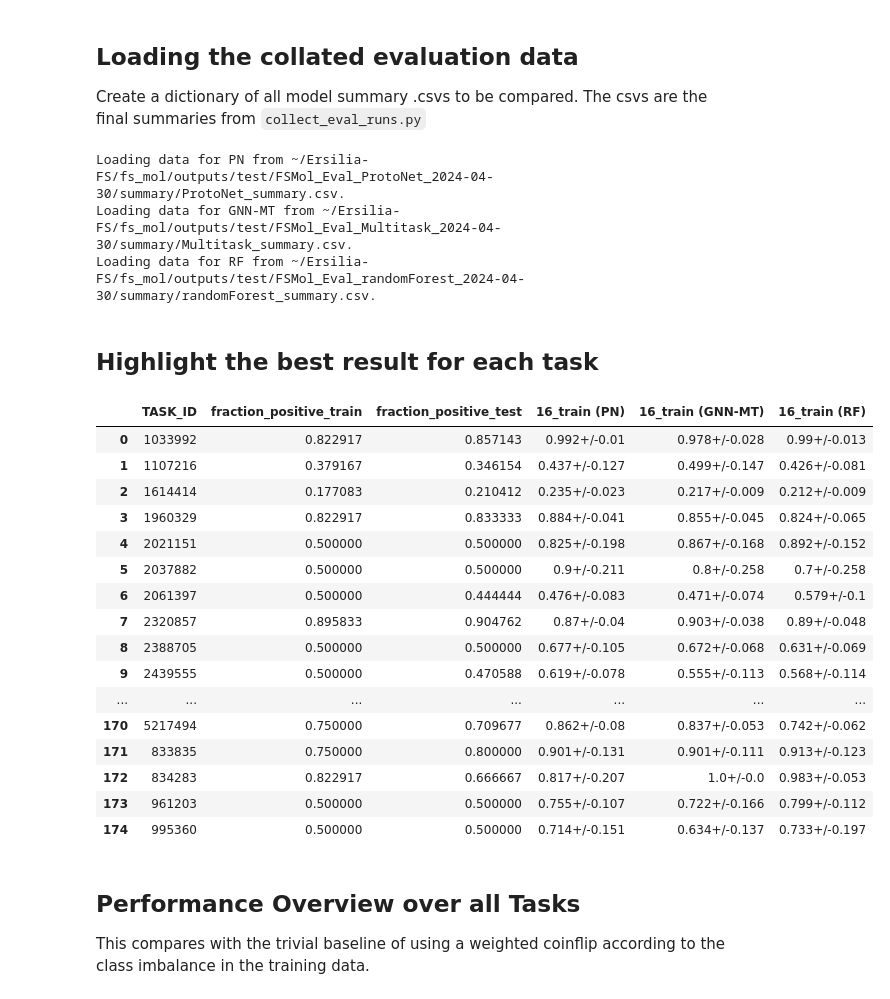
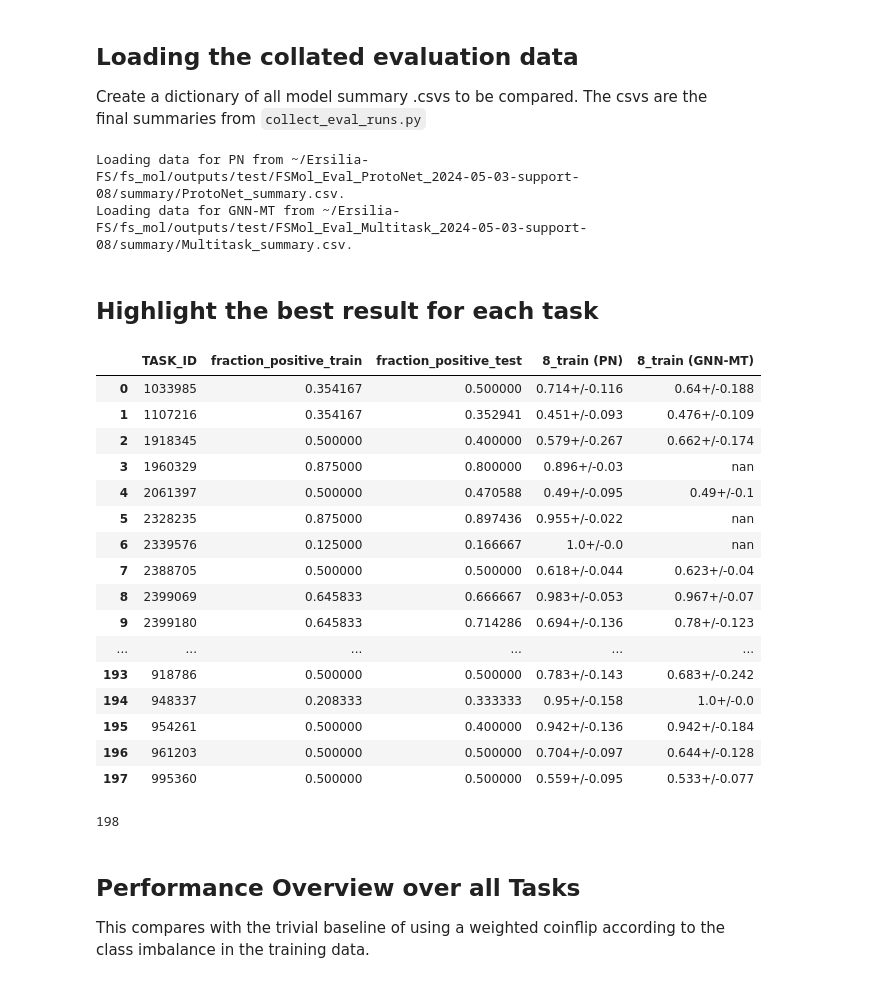
Before and after one commit to andrewp2303/ersilia-fsmol, a Jupyter notebook: notebooks/visualize.ipynb, the cells around one changed output. Drawn from its saved outputs; the diff is of its cells as text; code cells hidden in the pictures.

```diff
--- a/notebooks/visualize.ipynb
+++ b/notebooks/visualize.ipynb
@@ -2,6 +2,8 @@
 # Plotting Few-Shot Model Evaluation Results
 
 Assembling plots from summary files.
+# %%
+support_size = 8
 # %%
 import os
 import sys
@@ -72,47 +78,46 @@ model_summaries = {
     "PN": os.path.join(results_path, f"{dir_list[0]}/summary/{name_list[0]}_summary.csv"),
     # "GNN-MAML": os.path.join(results_path, "MAML-Support16_summary.csv"),
     "GNN-MT": os.path.join(results_path, f"{dir_list[1]}/summary/{name_list[1]}_summary.csv"),
-    "RF": os.path.join(results_path, f"{dir_list[2]}/summary/{name_list[2]}_summary.csv"),
+    # "RF": os.path.join(results_path, f"{dir_list[2]}/summary/{name_list[2]}_summary.csv"),
     # "MAT": os.path.join(results_path, "MAT_summary.csv"),
     # "GNN-ST": os.path.join(results_path, "GNN-ST_summary.csv"),
-#     "kNN": os.path.join(results_path, "kNN_summary.csv"),
+# "kNN": os.path.join(results_path, "kNN_summary.csv"),
 }
 # Generated plots will be stored here, if you want to keep them. None disables saving.
-plot_output_dir = os.path.join(results_path, "plots")
+plot_output_dir = os.path.join(results_path, f"plots/support_{support_size:02d}")
 all_tasks_output_dir = os.path.join(results_path, "plots/all_tasks")
 os.makedirs(plot_output_dir, exist_ok=True)
 os.makedirs(all_tasks_output_dir, exist_ok=True)
 # %%
-data = load_data(model_summaries)
+data = load_data(model_summaries, [support_size])
 # %% [output]
-Loading data for PN from ~/Ersilia-FS/fs_mol/outputs/test/FSMol_Eval_ProtoNet_2024-04-30/summary/ProtoNet_summary.csv.
-Loading data for GNN-MT from ~/Ersilia-FS/fs_mol/outputs/test/FSMol_Eval_Multitask_2024-04-30/summary/Multitask_summary.csv.
-Loading data for RF from ~/Ersilia-FS/fs_mol/outputs/test/FSMol_Eval_randomForest_2024-04-30/summary/randomForest_summary.csv.
+Loading data for PN from ~/Ersilia-FS/fs_mol/outputs/test/FSMol_Eval_ProtoNet_2024-05-03-support-08/summary/ProtoNet_summary.csv.
+Loading data for GNN-MT from ~/Ersilia-FS/fs_mol/outputs/test/FSMol_Eval_Multitask_2024-05-03-support-08/summary/Multitask_summary.csv.
 # %% [markdown]
 ## Highlight the best result for each task
 # %%
-styled_df = data.style.apply(lambda row: highlight_max_all(row), axis=1)
+styled_df = data.style.apply(lambda row: highlight_max_all(row, sizes_to_compare=[support_size]), axis=1)
 # To save for exporting purposes, uncomment this (requires `pip install xlsxwriter`)
 styled_df.to_excel(os.path.join(plot_output_dir, f"highlighted_comparison.xlsx"), engine='xlsxwriter')
 
 styled_df
 # %% [output]
-|  | TASK_ID | fraction_positive_train | fraction_positive_test | 16_train (PN) | 16_train (GNN-MT) | 16_train (RF) |
-| 0 | 1033992 | 0.822917 | 0.857143 | 0.992+/-0.01 | 0.978+/-0.028 | 0.99+/-0.013 |
-| 1 | 1107216 | 0.379167 | 0.346154 | 0.437+/-0.127 | 0.499+/-0.147 | 0.426+/-0.081 |
-| 2 | 1614414 | 0.177083 | 0.210412 | 0.235+/-0.023 | 0.217+/-0.009 | 0.212+/-0.009 |
-| 3 | 1960329 | 0.822917 | 0.833333 | 0.884+/-0.041 | 0.855+/-0.045 | 0.824+/-0.065 |
-| 4 | 2021151 | 0.500000 | 0.500000 | 0.825+/-0.198 | 0.867+/-0.168 | 0.892+/-0.152 |
-| 5 | 2037882 | 0.500000 | 0.500000 | 0.9+/-0.211 | 0.8+/-0.258 | 0.7+/-0.258 |
-| 6 | 2061397 | 0.500000 | 0.444444 | 0.476+/-0.083 | 0.471+/-0.074 | 0.579+/-0.1 |
-| 7 | 2320857 | 0.895833 | 0.904762 | 0.87+/-0.04 | 0.903+/-0.038 | 0.89+/-0.048 |
-| 8 | 2388705 | 0.500000 | 0.500000 | 0.677+/-0.105 | 0.672+/-0.068 | 0.631+/-0.069 |
-| 9 | 2439555 | 0.500000 | 0.470588 | 0.619+/-0.078 | 0.555+/-0.113 | 0.568+/-0.114 |
-| ... | ... | ... | ... | ... | ... | ... |
-| 170 | 5217494 | 0.750000 | 0.709677 | 0.862+/-0.08 | 0.837+/-0.053 | 0.742+/-0.062 |
-| 171 | 833835 | 0.750000 | 0.800000 | 0.901+/-0.131 | 0.901+/-0.111 | 0.913+/-0.123 |
-| 172 | 834283 | 0.822917 | 0.666667 | 0.817+/-0.207 | 1.0+/-0.0 | 0.983+/-0.053 |
-| 173 | 961203 | 0.500000 | 0.500000 | 0.755+/-0.107 | 0.722+/-0.166 | 0.799+/-0.112 |
-| 174 | 995360 | 0.500000 | 0.500000 | 0.714+/-0.151 | 0.634+/-0.137 | 0.733+/-0.197 |
+|  | TASK_ID | fraction_positive_train | fraction_positive_test | 8_train (PN) | 8_train (GNN-MT) |
+| 0 | 1033985 | 0.354167 | 0.500000 | 0.714+/-0.116 | 0.64+/-0.188 |
+| 1 | 1107216 | 0.354167 | 0.352941 | 0.451+/-0.093 | 0.476+/-0.109 |
+| 2 | 1918345 | 0.500000 | 0.400000 | 0.579+/-0.267 | 0.662+/-0.174 |
+| 3 | 1960329 | 0.875000 | 0.800000 | 0.896+/-0.03 | nan |
+| 4 | 2061397 | 0.500000 | 0.470588 | 0.49+/-0.095 | 0.49+/-0.1 |
+| 5 | 2328235 | 0.875000 | 0.897436 | 0.955+/-0.022 | nan |
+| 6 | 2339576 | 0.125000 | 0.166667 | 1.0+/-0.0 | nan |
+| 7 | 2388705 | 0.500000 | 0.500000 | 0.618+/-0.044 | 0.623+/-0.04 |
+| 8 | 2399069 | 0.645833 | 0.666667 | 0.983+/-0.053 | 0.967+/-0.07 |
+| 9 | 2399180 | 0.645833 | 0.714286 | 0.694+/-0.136 | 0.78+/-0.123 |
+| ... | ... | ... | ... | ... | ... |
+| 193 | 918786 | 0.500000 | 0.500000 | 0.783+/-0.143 | 0.683+/-0.242 |
+| 194 | 948337 | 0.208333 | 0.333333 | 0.95+/-0.158 | 1.0+/-0.0 |
+| 195 | 954261 | 0.500000 | 0.400000 | 0.942+/-0.136 | 0.942+/-0.184 |
+| 196 | 961203 | 0.500000 | 0.500000 | 0.704+/-0.097 | 0.644+/-0.128 |
+| 197 | 995360 | 0.500000 | 0.500000 | 0.559+/-0.095 | 0.533+/-0.077 |
 # %%
 # expand out from val +/- error format, and calculate delta AUPRC
@@ -120,3 +125,7 @@ data = expand_values(data, model_summaries)
+# %%
+len(data)
+# %% [output]
+198
 # %% [markdown]
 ## Performance Overview over all Tasks
 
```
Also changed, not shown: parts of 11 cells of this notebook, 2 other files.
